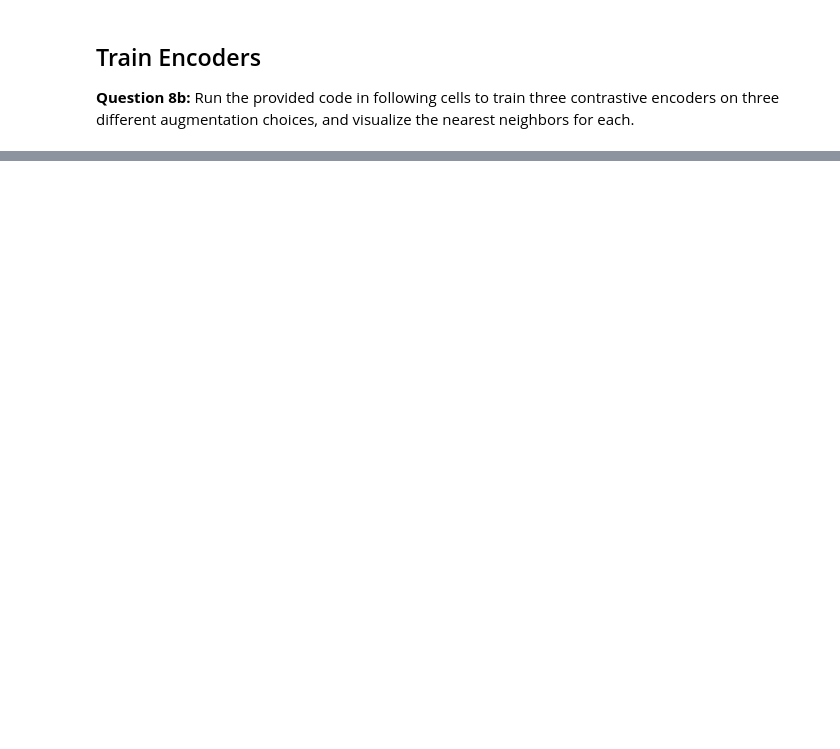
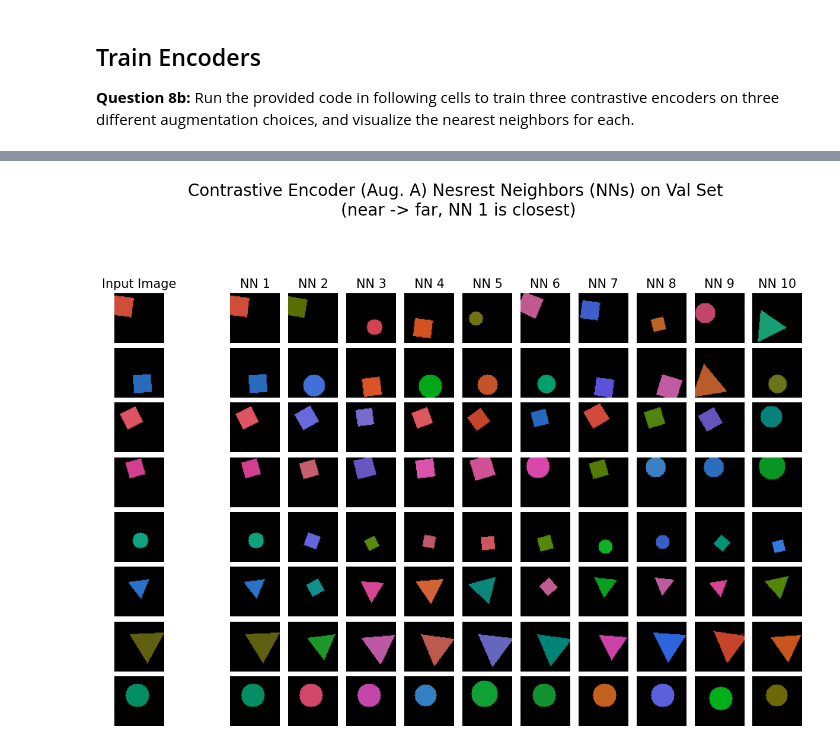
Before and after one commit to shuhanmomo/Deep_learning_psets, a Jupyter notebook: pset_4/6_7960_Fall_2024_hw4_representation_learning.ipynb, the cells around one changed output, grey strips where cells are left out. Cells and saved outputs as stored; diff of their text form; code cells hidden in the pictures; blank space fills up the shorter version.

```diff
--- a/pset_4/6_7960_Fall_2024_hw4_representation_learning.ipynb
+++ b/pset_4/6_7960_Fall_2024_hw4_representation_learning.ipynb
@@ -207,9 +233,10 @@ def get_features(dataset: Dataset, encoder: Encoder, firstk: Optional[int] = Non
         features = features[:firstk]
     return features
 
+
 @torch.no_grad()
-def nn_visualize(dataset: Dataset, encoder: Encoder, num_nn: int = 10, desc: str = ''):
-    r'''
+def nn_visualize(dataset: Dataset, encoder: Encoder, num_nn: int = 10, desc: str = ""):
+    r"""
     For a given `dataset` object, visualize `encoder` by nearest neighbors.
 
     In particular, the function takes `8` samples from `dataset`, computes
@@ -217,7 +244,7 @@ def nn_visualize(dataset: Dataset, encoder: Encoder, num_nn: int = 10, desc: str
     `encoder`), and produces a plot.
 
     `desc` is a string description that is used to set the title of the plot.
-    '''
+    """
     all_features = get_features(dataset, encoder, firstk=24000)
     source_feat = all_features[:8]
     dists = (source_feat[:, None] - all_features).pow(2).sum(-1)
@@ -227,21 +254,25 @@ def nn_visualize(dataset: Dataset, encoder: Encoder, num_nn: int = 10, desc: str
     ncol = num_nn + 2
     f, axes = plt.subplots(nrow, ncol, figsize=(ncol * 1, nrow * 1.1 + 1))
     for ax in axes.reshape(-1):
-        ax.axis('off')
+        ax.axis("off")
 
-    axes[0, 0].set_title('Input Image', fontsize=15)
+    axes[0, 0].set_title("Input Image", fontsize=15)
 
     for ax, imidx in zip(axes[:, 0], dataset.indices):
-        ax.imshow(data['imgs'][imidx])
+        ax.imshow(data["imgs"][imidx])
 
     for j in range(2, ncol):
-        axes[0, j].set_title(f'NN {1 +j-2}', fontsize=15)
+        axes[0, j].set_title(f"NN {1 +j-2}", fontsize=15)
 
     for i in range(nrow):
         for j in range(2, ncol):
-            axes[i, j].imshow(data['imgs'][dataset.indices[knns[i, j - 2]]])
+            axes[i, j].imshow(data["imgs"][dataset.indices[knns[i, j - 2]]])
 
-    f.suptitle(f'{desc} Nesrest Neighbors (NNs) on {dataset.split.capitalize()} Set \n(near -> far, NN 1 is closest)', fontsize=20, y=0.98)
+    f.suptitle(
+        f"{desc} Nesrest Neighbors (NNs) on {dataset.split.capitalize()} Set \n(near -> far, NN 1 is closest)",
+        fontsize=20,
+        y=0.98,
+    )
     f.tight_layout(rect=[0, 0.03, 1, 0.9])
     f.subplots_adjust(wspace=0.05, hspace=0.1)
     f.show()
@@ -469,3 +593,7 @@ contrastive_enc_aug_C = train_contrastive(transforms=aug_C, latent_dim=128)
 # %%
-_ = nn_visualize(Dataset('val'), contrastive_enc_aug_A, desc='Contrastive Encoder (Aug. A)')
+_ = nn_visualize(
+    Dataset("val"), contrastive_enc_aug_A, desc="Contrastive Encoder (Aug. A)"
+)
+# %% [output]
+[figure, added]
 # %%
```
Also changed, not shown: parts of 19 cells of this notebook, 3 other files.
